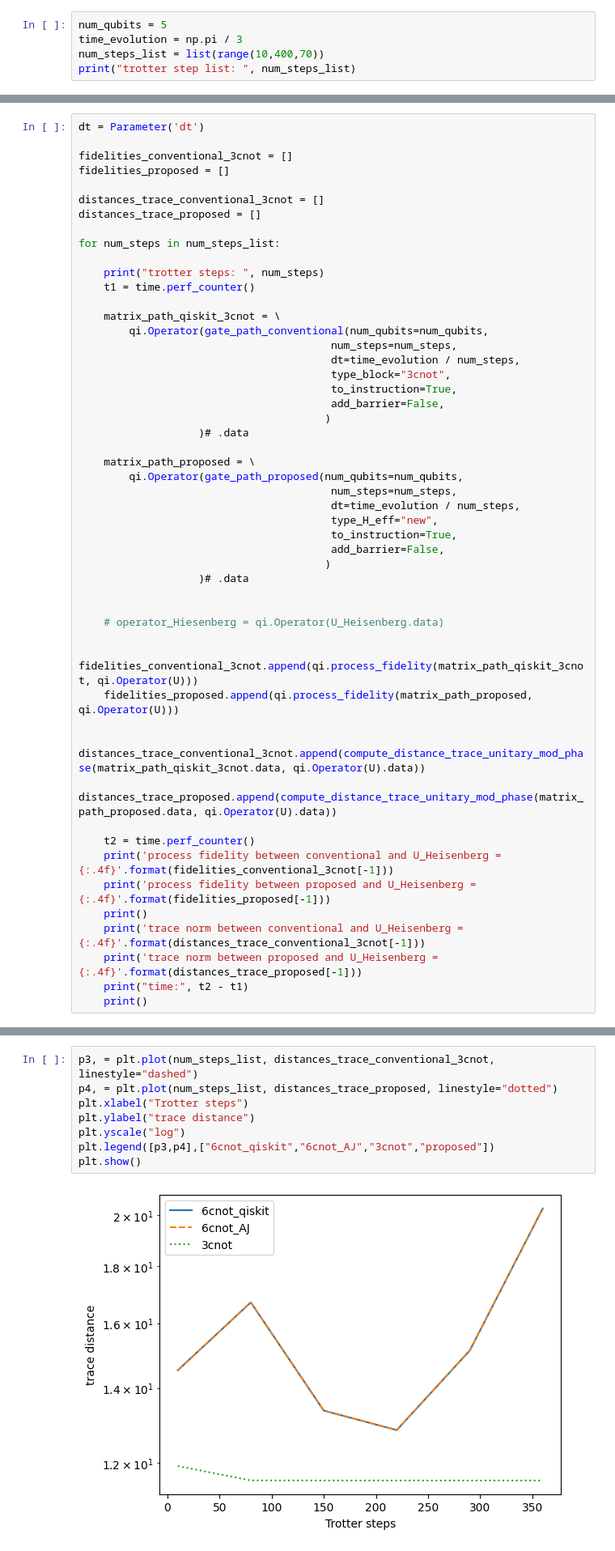
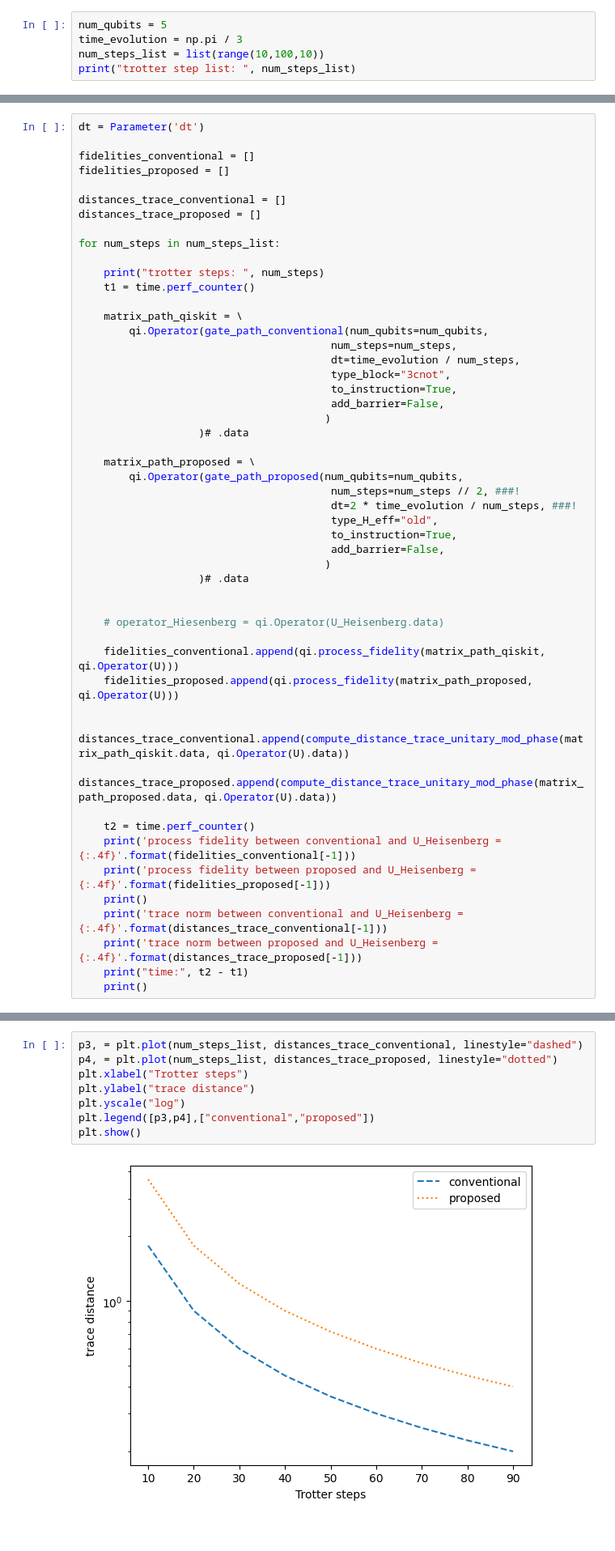
Before and after one commit to BOBO1997/osp_solutions, a Jupyter notebook: simulation/noise_free/5-qubit/compare_unitary.ipynb, the cells around one changed output, grey strips where cells are left out. Shown at 81% size. Cells and saved outputs as stored; diff of their text form.

Commit message:
added figure in compare_unitary: adjust the number of CNOT gates

```diff
--- a/simulation/noise_free/5-qubit/compare_unitary.ipynb
+++ b/simulation/noise_free/5-qubit/compare_unitary.ipynb
@@ -16,6 +18,6 @@ from osp_solutions.hamiltonian import make_H_Heisenberg_path
 # %%
 num_qubits = 5
 time_evolution = np.pi / 3
-num_steps_list = list(range(10,400,70))
+num_steps_list = list(range(10,100,10))
 print("trotter step list: ", num_steps_list)
 # %% [output]
@@ -33,10 +35,10 @@ SparsePauliOp(['XXIII', 'YYIII', 'ZZIII', 'IXXII', 'IYYII', 'IZZII', 'IIXXI', 'I
 # %%
 dt = Parameter('dt')
 
-fidelities_conventional_3cnot = []
+fidelities_conventional = []
 fidelities_proposed = []
 
-distances_trace_conventional_3cnot = []
+distances_trace_conventional = []
 distances_trace_proposed = []
 
 for num_steps in num_steps_list:
@@ -44,7 +46,7 @@ for num_steps in num_steps_list:
     print("trotter steps: ", num_steps)
     t1 = time.perf_counter()
 
-    matrix_path_qiskit_3cnot = \
+    matrix_path_qiskit = \
         qi.Operator(gate_path_conventional(num_qubits=num_qubits,
                                         num_steps=num_steps,
                                         dt=time_evolution / num_steps,
@@ -56,9 +58,9 @@ for num_steps in num_steps_list:
 
     matrix_path_proposed = \
         qi.Operator(gate_path_proposed(num_qubits=num_qubits,
-                                        num_steps=num_steps,
-                                        dt=time_evolution / num_steps,
-                                        type_H_eff="new",
+                                        num_steps=num_steps // 2, ###!
+                                        dt=2 * time_evolution / num_steps, ###!
+                                        type_H_eff="old",
                                         to_instruction=True,
                                         add_barrier=False,
                                        )
@@ -67,17 +69,17 @@ for num_steps in num_steps_list:
 
     # operator_Hiesenberg = qi.Operator(U_Heisenberg.data)
 
-    fidelities_conventional_3cnot.append(qi.process_fidelity(matrix_path_qiskit_3cnot, qi.Operator(U)))
+    fidelities_conventional.append(qi.process_fidelity(matrix_path_qiskit, qi.Operator(U)))
     fidelities_proposed.append(qi.process_fidelity(matrix_path_proposed, qi.Operator(U)))
 
-    distances_trace_conventional_3cnot.append(compute_distance_trace_unitary_mod_phase(matrix_path_qiskit_3cnot.data, qi.Operator(U).data))
+    distances_trace_conventional.append(compute_distance_trace_unitary_mod_phase(matrix_path_qiskit.data, qi.Operator(U).data))
     distances_trace_proposed.append(compute_distance_trace_unitary_mod_phase(matrix_path_proposed.data, qi.Operator(U).data))
 
     t2 = time.perf_counter()
-    print('process fidelity between conventional and U_Heisenberg = {:.4f}'.format(fidelities_conventional_3cnot[-1]))
+    print('process fidelity between conventional and U_Heisenberg = {:.4f}'.format(fidelities_conventional[-1]))
     print('process fidelity between proposed and U_Heisenberg = {:.4f}'.format(fidelities_proposed[-1]))
     print()
-    print('trace norm between conventional and U_Heisenberg = {:.4f}'.format(distances_trace_conventional_3cnot[-1]))
+    print('trace norm between conventional and U_Heisenberg = {:.4f}'.format(distances_trace_conventional[-1]))
     print('trace norm between proposed and U_Heisenberg = {:.4f}'.format(distances_trace_proposed[-1]))
     print("time:", t2 - t1)
     print()
@@ -131,10 +133,10 @@ plt.show()
 # %%
-p3, = plt.plot(num_steps_list, distances_trace_conventional_3cnot, linestyle="dashed")
+p3, = plt.plot(num_steps_list, distances_trace_conventional, linestyle="dashed")
 p4, = plt.plot(num_steps_list, distances_trace_proposed, linestyle="dotted")
 plt.xlabel("Trotter steps")
 plt.ylabel("trace distance")
 plt.yscale("log")
-plt.legend([p3,p4],["6cnot_qiskit","6cnot_AJ","3cnot","proposed"])
+plt.legend([p3,p4],["conventional","proposed"])
 plt.show()
 # %% [output]
-[figure, old version]
+[figure, new version]
```
Also changed, not shown: parts of 11 cells of this notebook, 6 other files.
